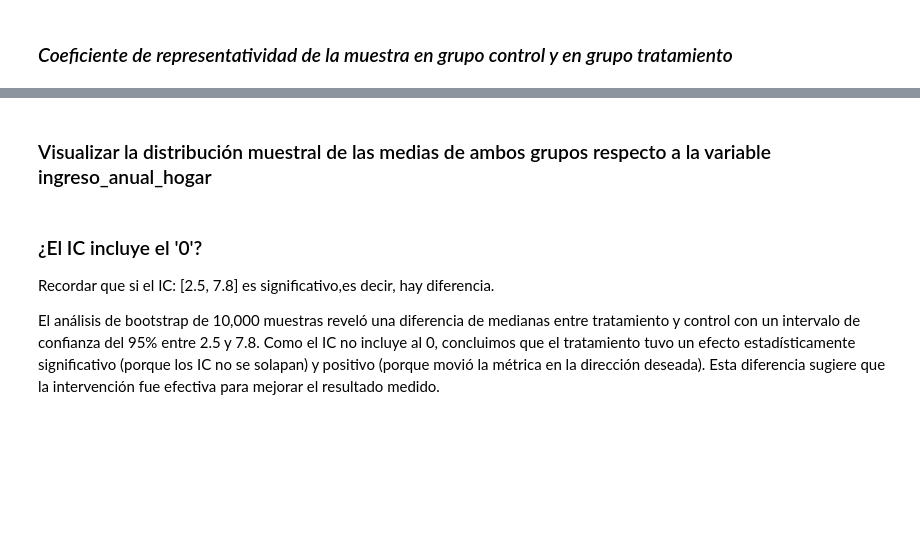
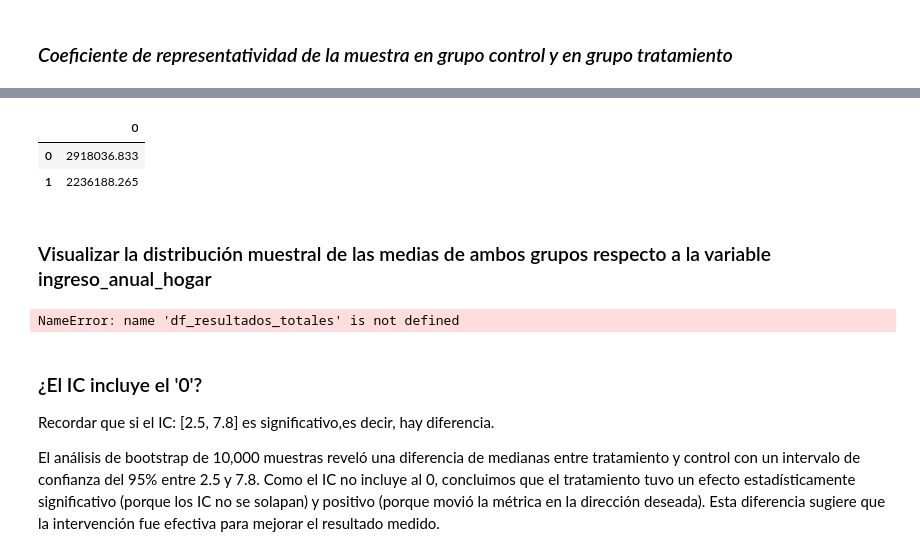
Before and after one commit to andreasoledadguerra/impact-evaluation-of-public-policy, a Jupyter notebook: impact_evaluation_policy.ipynb, the cells around one changed output, grey strips where cells are left out. Cells and saved outputs as stored; diff of their text form; code cells hidden in the pictures; blank space fills up the shorter version.

Commit message:
refactor: change bootrtap_meds_c and bootstrap_meds_t to media_control_iah and media_tratamiento_iah in df_resultados_totales

```diff
--- a/impact_evaluation_policy.ipynb
+++ b/impact_evaluation_policy.ipynb
@@ -842,11 +843,17 @@ error_relativo_t
 # %%
-df_resultados_totales = pd.DataFrame([bootstrap_meds_c, bootstrap_meds_t])
+df_resultados_totales = pd.DataFrame([media_control_iah, media_tratamiento_iah])
 df_resultados_totales
+# %% [output]
+|  | 0 |
+| 0 | 2918036.833 |
+| 1 | 2236188.265 |
 # %% [markdown]
 ### Visualizar la distribución muestral de las medias de ambos grupos respecto a la variable ingreso_anual_hogar
 # %%
 # Asignar nombres a los grupos de muestreo
 df_resultados_totales.index = ['Control', 'Tratamiento']
+# %% [output]
+NameError: name 'df_resultados_totales' is not defined
 # %%
 # Extraer las muestras de cada grupo
 control_vals = df_resultados_totales.loc['Control'].values
```
Also changed, not shown: parts of 5 cells of this notebook.
